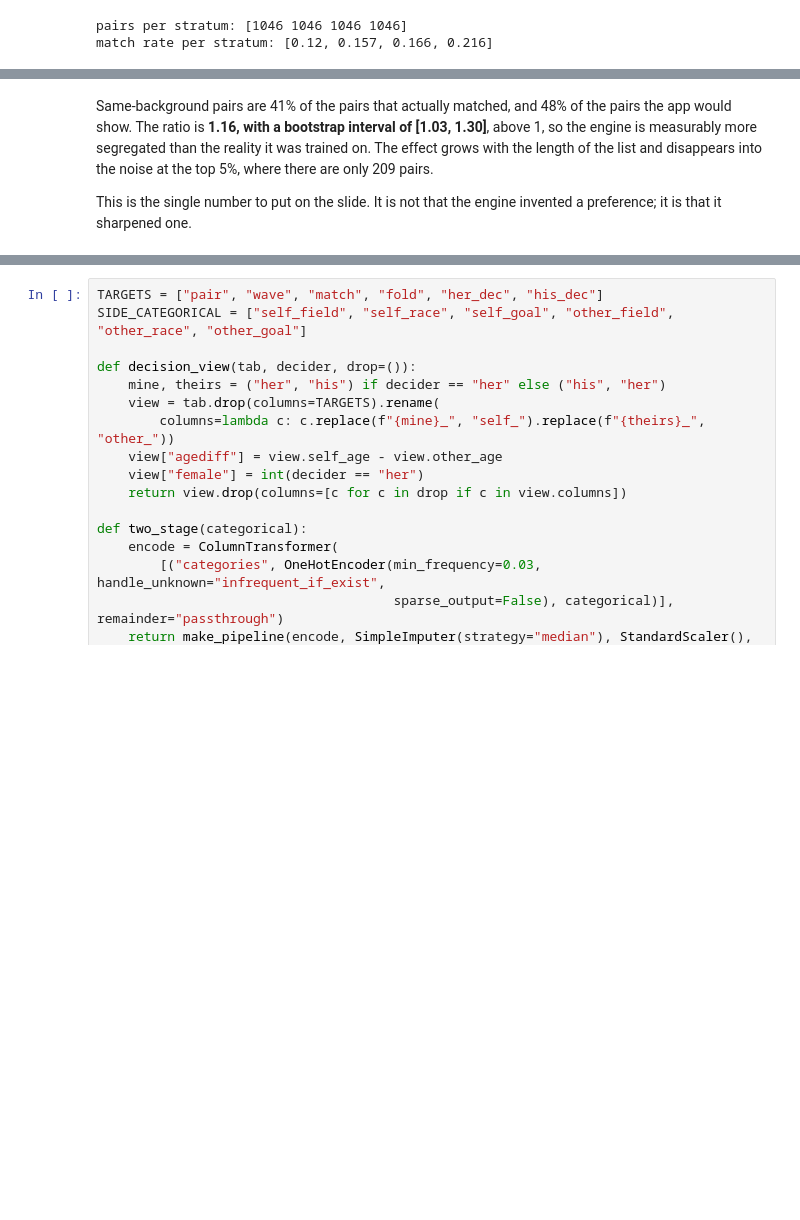
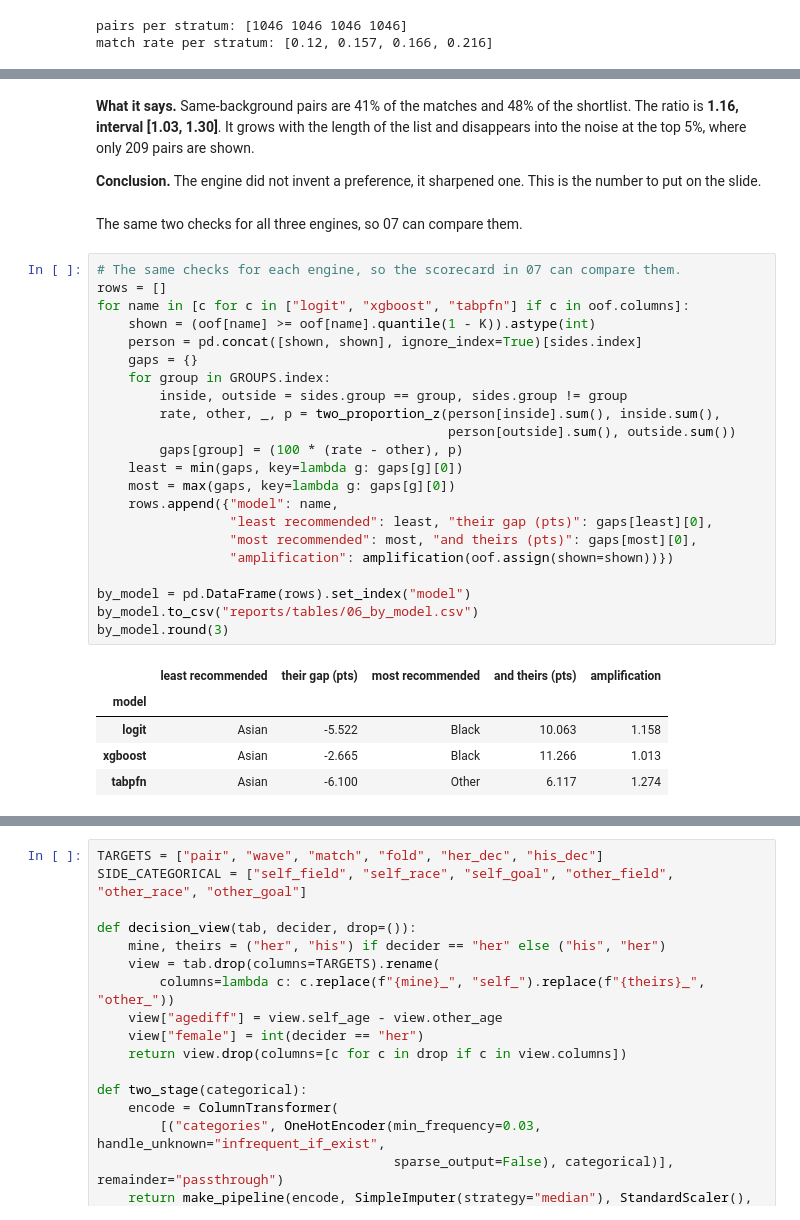
Before and after one commit to ithierda/isaf-group-rito-mitsouka, a Jupyter notebook: notebooks/06_fairness.ipynb, the cells around one changed output, grey strips where cells are left out. Drawn from its saved outputs; the diff is of its cells as text; blank space fills up the shorter version.

```diff
--- a/notebooks/06_fairness.ipynb
+++ b/notebooks/06_fairness.ipynb
@@ -304,8 +284,37 @@ pd.DataFrame(rows).set_index("shown")
 # %% [markdown]
-Same-background pairs are 41% of the pairs that actually matched, and 48% of the pairs the app would
-show. The ratio is **1.16, with a bootstrap interval of [1.03, 1.30]**, above 1, so the engine is
-measurably more segregated than the reality it was trained on. The effect grows with the length of
-the list and disappears into the noise at the top 5%, where there are only 209 pairs.
+**What it says.** Same-background pairs are 41% of the matches and 48% of the shortlist. The ratio is
+**1.16, interval [1.03, 1.30]**. It grows with the length of the list and disappears into the noise at
+the top 5%, where only 209 pairs are shown.
 
-This is the single number to put on the slide. It is not that the engine invented a preference; it
-is that it sharpened one.
+**Conclusion.** The engine did not invent a preference, it sharpened one. This is the number to put on
+the slide.
+# %% [markdown]
+The same two checks for all three engines, so 07 can compare them.
+# %%
+# The same checks for each engine, so the scorecard in 07 can compare them.
+rows = []
+for name in [c for c in ["logit", "xgboost", "tabpfn"] if c in oof.columns]:
+    shown = (oof[name] >= oof[name].quantile(1 - K)).astype(int)
+    person = pd.concat([shown, shown], ignore_index=True)[sides.index]
+    gaps = {}
+    for group in GROUPS.index:
+        inside, outside = sides.group == group, sides.group != group
+        rate, other, _, p = two_proportion_z(person[inside].sum(), inside.sum(),
+                                             person[outside].sum(), outside.sum())
+        gaps[group] = (100 * (rate - other), p)
+    least = min(gaps, key=lambda g: gaps[g][0])
+    most = max(gaps, key=lambda g: gaps[g][0])
+    rows.append({"model": name,
+                 "least recommended": least, "their gap (pts)": gaps[least][0],
+                 "most recommended": most, "and theirs (pts)": gaps[most][0],
+                 "amplification": amplification(oof.assign(shown=shown))})
+
+by_model = pd.DataFrame(rows).set_index("model")
+by_model.to_csv("reports/tables/06_by_model.csv")
+by_model.round(3)
+# %% [output]
+|  | least recommended | their gap (pts) | most recommended | and theirs (pts) | amplification |
+| model |  |  |  |  |  |
+| logit | Asian | -5.522 | Black | 10.063 | 1.158 |
+| xgboost | Asian | -2.665 | Black | 11.266 | 1.013 |
+| tabpfn | Asian | -6.100 | Other | 6.117 | 1.274 |
```
Also changed, not shown: parts of 39 cells of this notebook, 31 other files.
